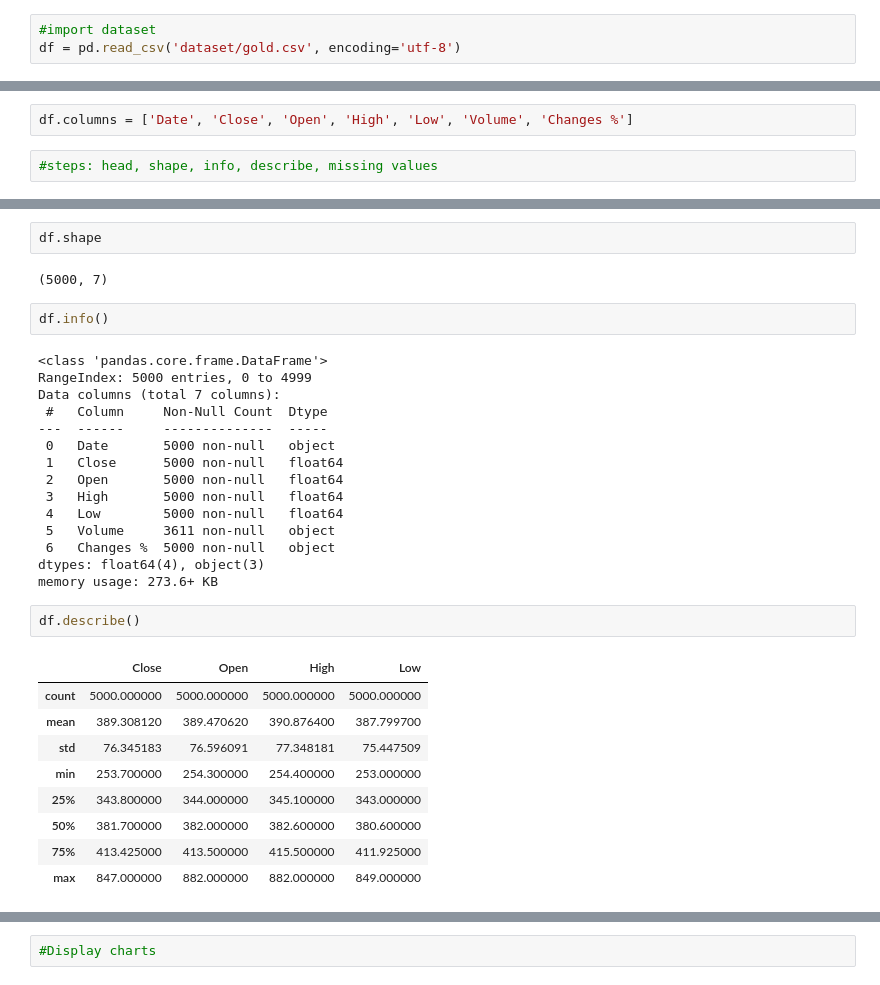
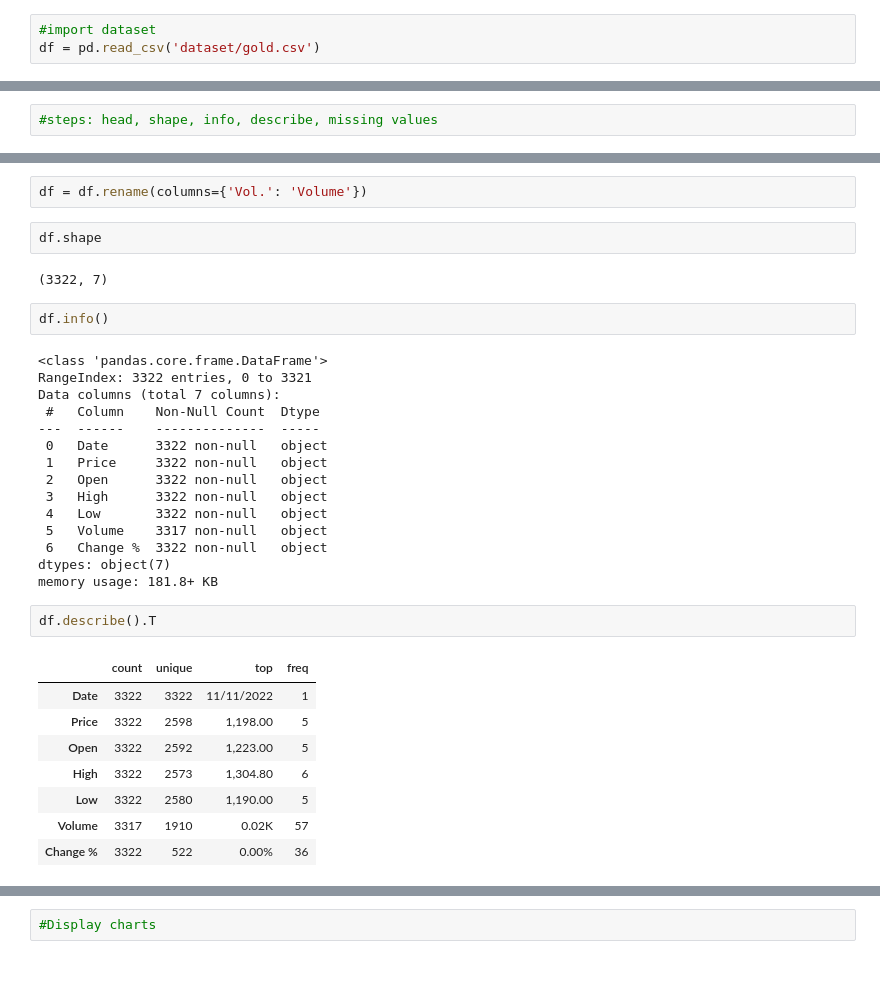
Before and after one commit to Tuwaiq-Data-Science-Bootcamp/Bootcamp-Project-3-Machine-Learning, a Jupyter notebook: project_file.ipynb, the cells around one changed output, grey strips where cells are left out. Cells and saved outputs as stored; diff of their text form.

```diff
--- a/project_file.ipynb
+++ b/project_file.ipynb
@@ -8,4 +8,4 @@ import pandas as pd
 import seaborn as sns
 # %%
 #import dataset
-df = pd.read_csv('dataset/gold.csv', encoding='utf-8')
+df = pd.read_csv('dataset/gold.csv')
@@ -28,7 +12,5 @@ df
 # %%
 #EDA
-# %%
-df.columns = ['Date', 'Close', 'Open', 'High', 'Low', 'Volume', 'Changes %']
 # %%
 #steps: head, shape, info, describe, missing values
 # %%
@@ -50,36 +25,37 @@ df
+# %%
+df = df.rename(columns={'Vol.': 'Volume'})
 # %%
 df.shape
 # %% [output]
-(5000, 7)
+(3322, 7)
 # %%
 df.info()
 # %% [output]
 <class 'pandas.core.frame.DataFrame'>
-RangeIndex: 5000 entries, 0 to 4999
+RangeIndex: 3322 entries, 0 to 3321
 Data columns (total 7 columns):
- #   Column     Non-Null Count  Dtype
----  ------     --------------  -----
- 0   Date       5000 non-null   object
- 1   Close      5000 non-null   float64
- 2   Open       5000 non-null   float64
- 3   High       5000 non-null   float64
- 4   Low        5000 non-null   float64
- 5   Volume     3611 non-null   object
- 6   Changes %  5000 non-null   object
-dtypes: float64(4), object(3)
-memory usage: 273.6+ KB
+ #   Column    Non-Null Count  Dtype
+---  ------    --------------  -----
+ 0   Date      3322 non-null   object
+ 1   Price     3322 non-null   object
+ 2   Open      3322 non-null   object
+ 3   High      3322 non-null   object
+ 4   Low       3322 non-null   object
+ 5   Volume    3317 non-null   object
+ 6   Change %  3322 non-null   object
+dtypes: object(7)
+memory usage: 181.8+ KB
 # %%
-df.describe()
+df.describe().T
 # %% [output]
-|  | Close | Open | High | Low |
-| count | 5000.000000 | 5000.000000 | 5000.000000 | 5000.000000 |
-| mean | 389.308120 | 389.470620 | 390.876400 | 387.799700 |
-| std | 76.345183 | 76.596091 | 77.348181 | 75.447509 |
-| min | 253.700000 | 254.300000 | 254.400000 | 253.000000 |
-| 25% | 343.800000 | 344.000000 | 345.100000 | 343.000000 |
-| 50% | 381.700000 | 382.000000 | 382.600000 | 380.600000 |
-| 75% | 413.425000 | 413.500000 | 415.500000 | 411.925000 |
-| max | 847.000000 | 882.000000 | 882.000000 | 849.000000 |
+|  | count | unique | top | freq |
+| Date | 3322 | 3322 | 11/11/2022 | 1 |
+| Price | 3322 | 2598 | 1,198.00 | 5 |
+| Open | 3322 | 2592 | 1,223.00 | 5 |
+| High | 3322 | 2573 | 1,304.80 | 6 |
+| Low | 3322 | 2580 | 1,190.00 | 5 |
+| Volume | 3317 | 1910 | 0.02K | 57 |
+| Change % | 3322 | 522 | 0.00% | 36 |
 # %%
 df.isnull().sum()
 # %% [output]
```
Also changed, not shown: parts of 26 cells of this notebook, 1 other file.
